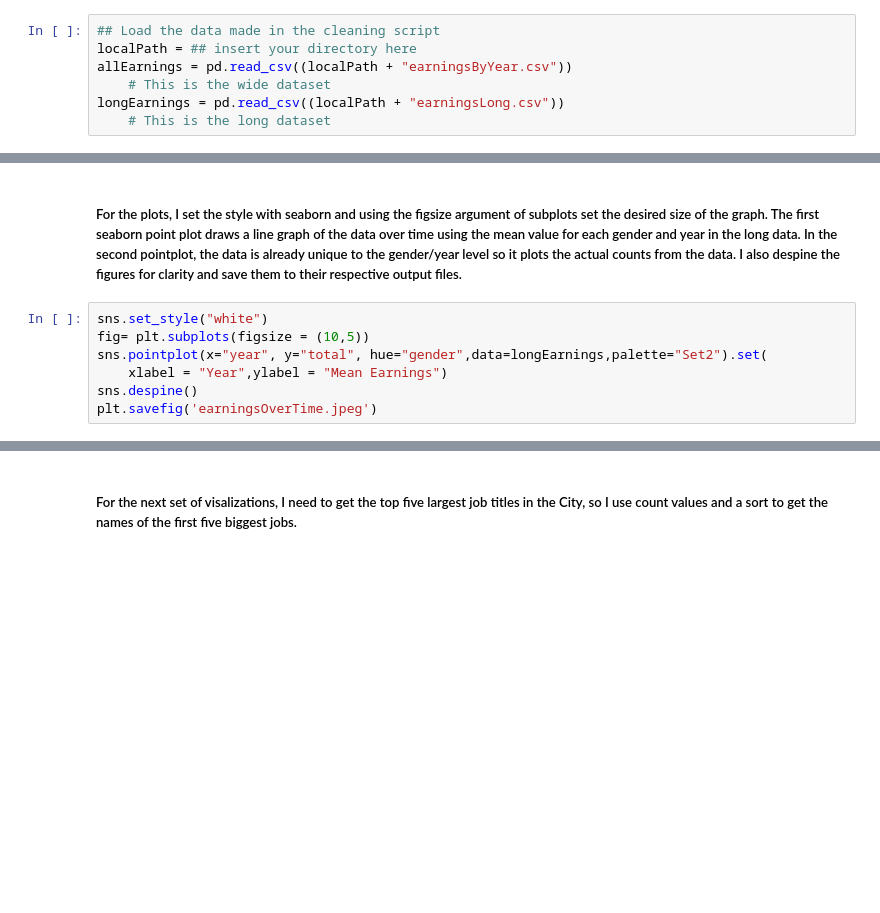
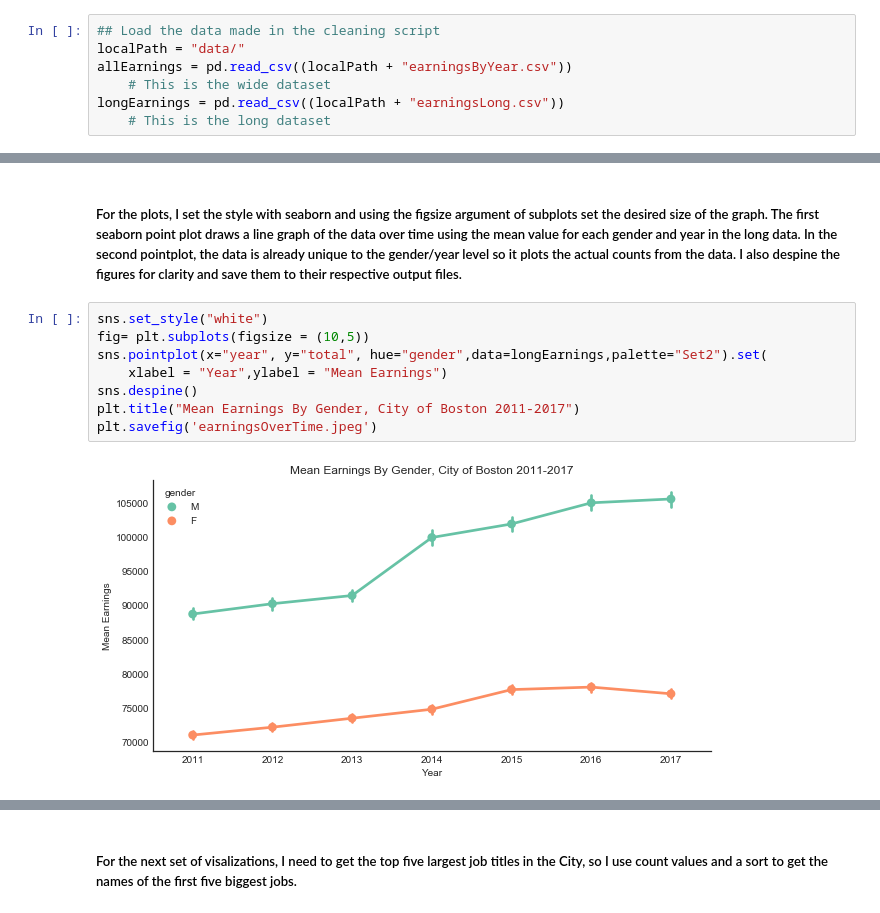
Before and after one commit to trivenigandhi/dataScience, a Jupyter notebook: Wage Gaps - City of Boston/Vizualize.ipynb, the cells around one changed output, grey strips where cells are left out. Cells and saved outputs as stored; diff of their text form; blank space fills up the shorter version.

Commit message:
update data filespath

```diff
--- a/Wage Gaps - City of Boston/Vizualize.ipynb
+++ b/Wage Gaps - City of Boston/Vizualize.ipynb
@@ -10,7 +10,7 @@ import seaborn as sns
 %matplotlib inline
 # %%
 ## Load the data made in the cleaning script
-localPath = ## insert your directory here
+localPath = "data/"
 allEarnings = pd.read_csv((localPath + "earningsByYear.csv"))
     # This is the wide dataset
 longEarnings = pd.read_csv((localPath + "earningsLong.csv"))
@@ -29,10 +29,13 @@ countsByGender = countsByGender.sort_values(by='gender',ascending = False)
 # %%
 sns.set_style("white")
 fig= plt.subplots(figsize = (10,5))
 sns.pointplot(x="year", y="total", hue="gender",data=longEarnings,palette="Set2").set(
     xlabel = "Year",ylabel = "Mean Earnings")
 sns.despine()
+plt.title("Mean Earnings By Gender, City of Boston 2011-2017")
 plt.savefig('earningsOverTime.jpeg')
+# %% [output]
+[figure, added]
 # %%
 sns.pointplot(x="variable",y="value",hue = "gender",
               data = countsByGender,palette ="Set2").set(xlabel = "Year",
```
Also changed, not shown: parts of 7 cells of this notebook, 2 other files.
